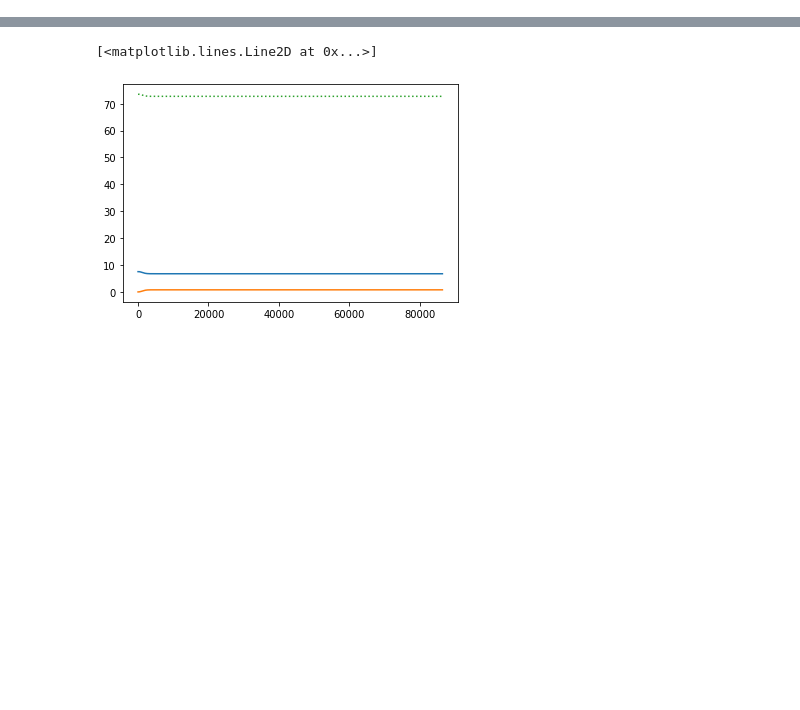
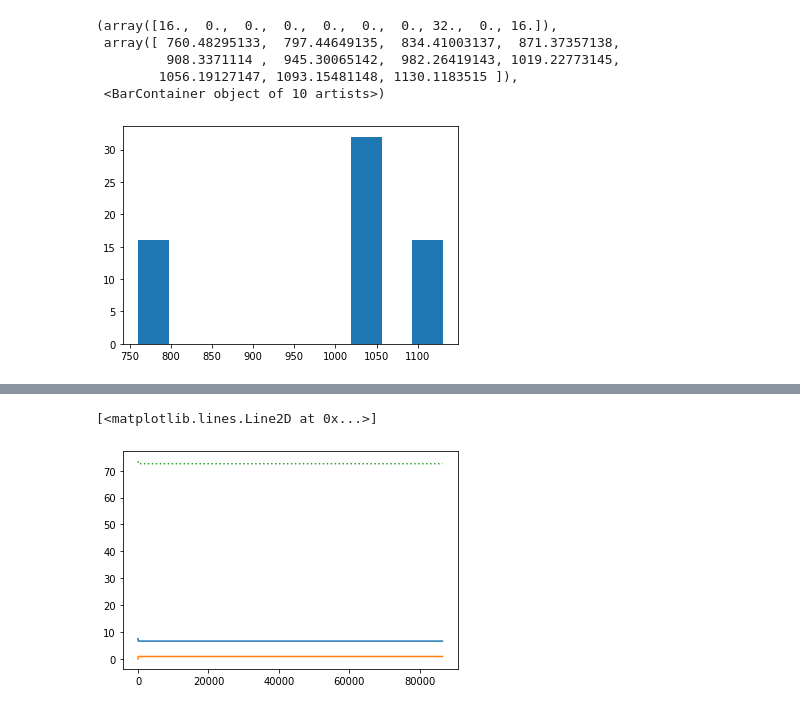
Before and after one commit to carothersresearch/ODBM, a Jupyter notebook: buildModelFromExcel.ipynb, the cells around one changed output, grey strips where cells are left out. Saved outputs shown, nothing was run; the diff lists cells and outputs as text; code cells hidden in the pictures; blank space fills up the shorter version.

```diff
--- a/buildModelFromExcel.ipynb
+++ b/buildModelFromExcel.ipynb
@@ -123,0 +116,9 @@ for i,sda in enumerate(sdaV):
+# %%
+plt.hist([max(r['MALICACID'])*malate_mw/(r['SERINE'][0]*serine_mw)*1000 for r in results])
+# %% [output]
+(array([16.,  0.,  0.,  0.,  0.,  0.,  0., 32.,  0., 16.]),
+ array([ 760.48295133,  797.44649135,  834.41003137,  871.37357138,
+         908.3371114 ,  945.30065142,  982.26419143, 1019.22773145,
+        1056.19127147, 1093.15481148, 1130.1183515 ]),
+ <BarContainer object of 10 artists>)
+[figure, added]
```
Also changed, not shown: parts of 17 cells of this notebook, 5 other files.
